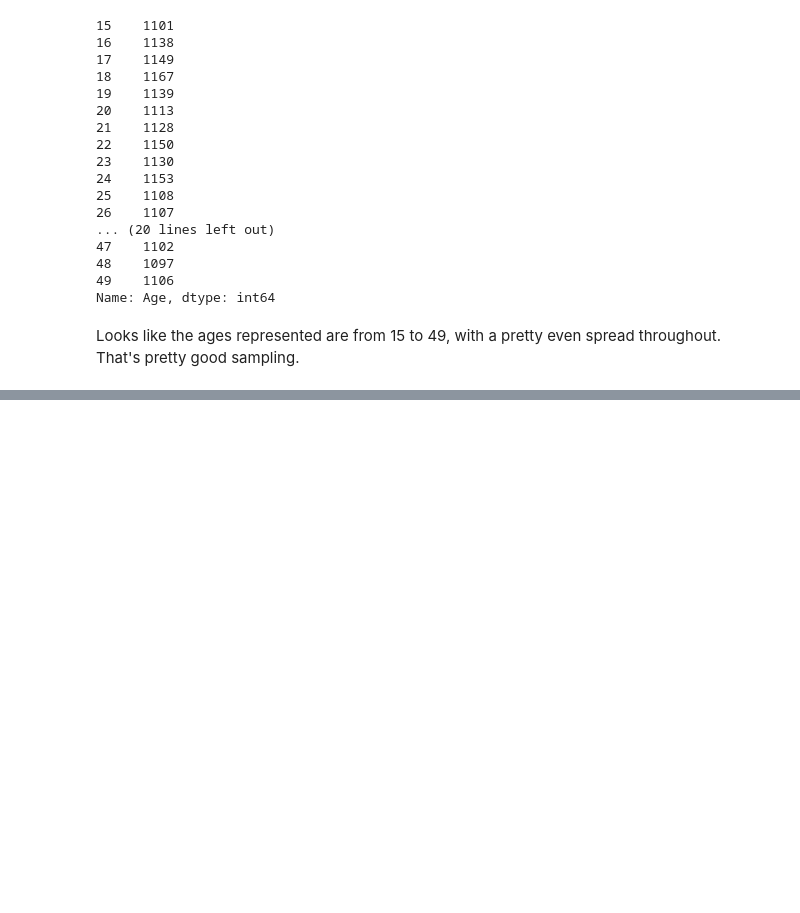
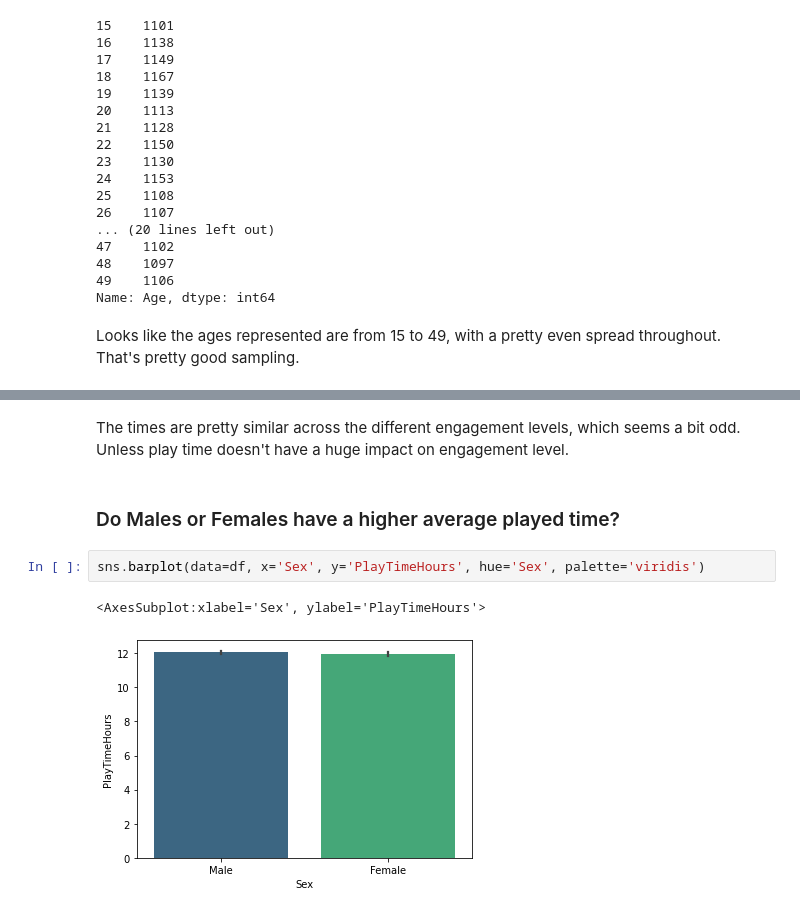
Before and after one commit to dmm4613/online-gaming-behavior-eda, a Jupyter notebook: online-gaming-behavior-eda.ipynb, the cells around one changed output, grey strips where cells are left out. Saved outputs shown, nothing was run; the diff lists cells and outputs as text; blank space fills up the shorter version.

```diff
--- a/online-gaming-behavior-eda.ipynb
+++ b/online-gaming-behavior-eda.ipynb
@@ -188,0 +208,9 @@ Looks like the ages represented are from 15 to 49, with a pretty even spread thr
+# %% [markdown]
+The times are pretty similar across the different engagement levels, which seems a bit odd. Unless play time doesn't have a huge impact on engagement level.
+# %% [markdown]
+### Do Males or Females have a higher average played time?
+# %%
+sns.barplot(data=df, x='Sex', y='PlayTimeHours', hue='Sex', palette='viridis')
+# %% [output]
+<AxesSubplot:xlabel='Sex', ylabel='PlayTimeHours'>
+[figure, added]
```
Also changed, not shown: parts of 31 cells of this notebook.
